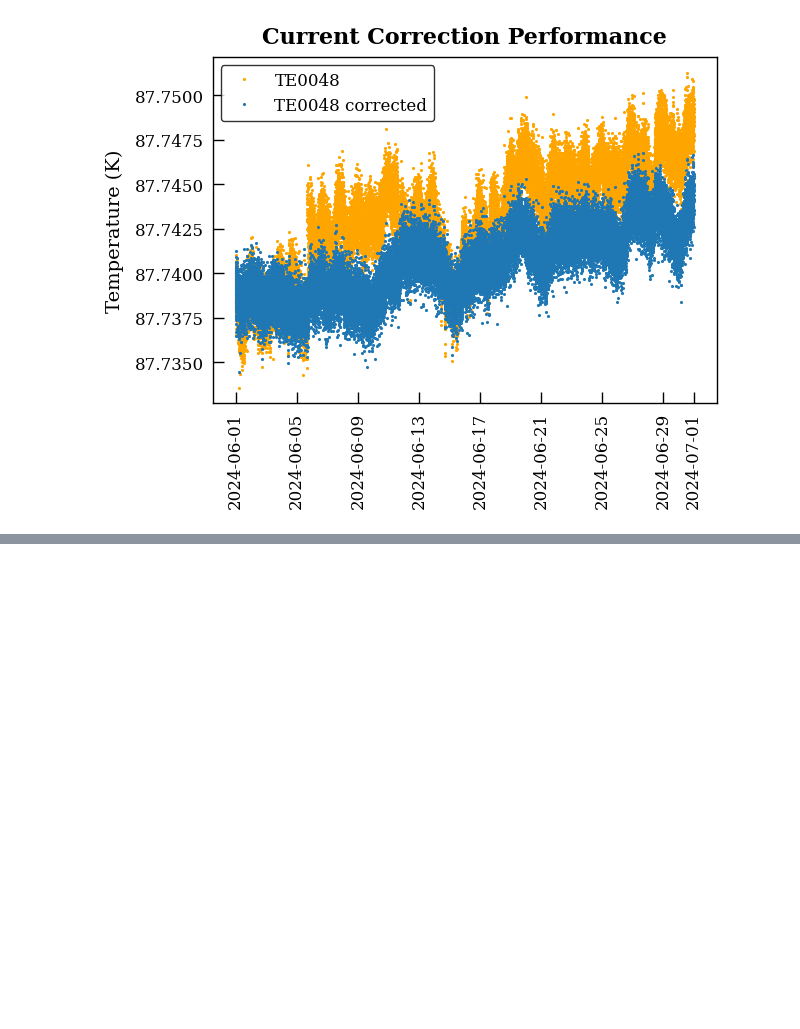
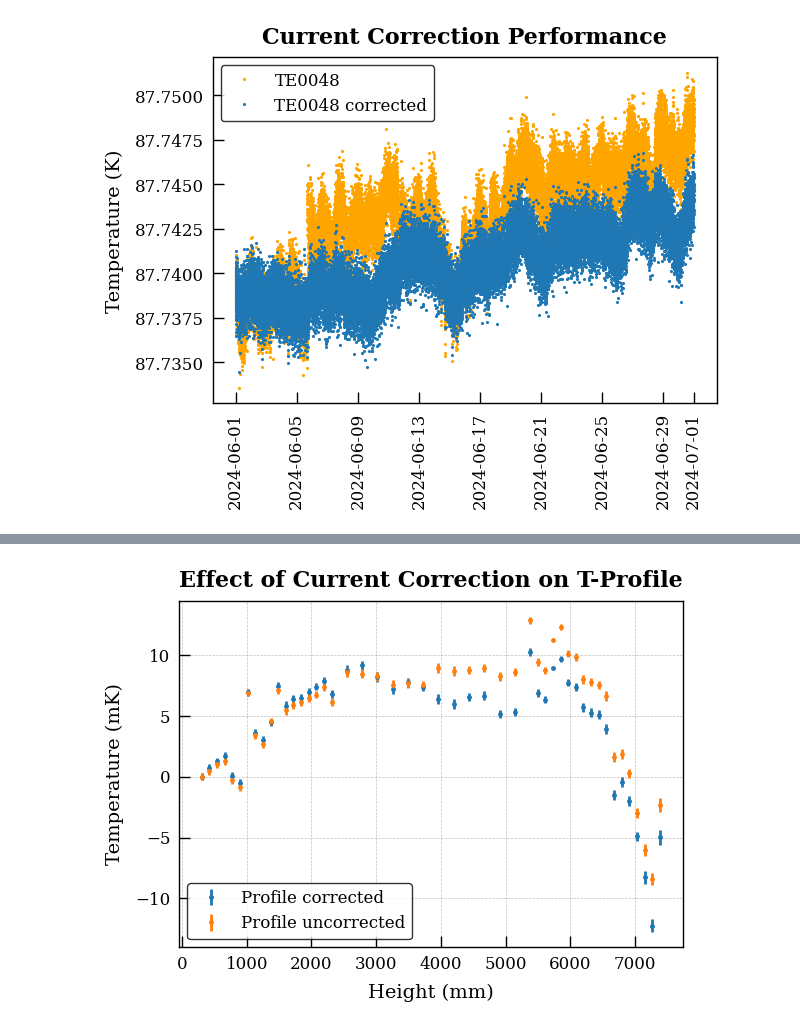
Before and after one commit to jcapo96/rtd, a Jupyter notebook: pdhd/ana/normal_operation.ipynb, the cells around one changed output, grey strips where cells are left out. Saved outputs shown, nothing was run; the diff lists cells and outputs as text; code cells hidden in the pictures; blank space fills up the shorter version.

```diff
--- a/pdhd/ana/normal_operation.ipynb
+++ b/pdhd/ana/normal_operation.ipynb
@@ -80,3 +80,14 @@ axes.set_title("Current Correction Performance")
 # %% [output]
 Text(0.5, 1.0, 'Current Correction Performance')
 [figure]
+# %%
+data_corr, data_corr_err = tools.apply_current_corr(data=data, data_err=data_err)
+# %%
+profile_corr = tools.make_tgrad_profile( data=data_corr, data_err=data_corr_err,
+                        date_ini=datetime.datetime(2024, 7, 17, 12, 0, 0), date_end=datetime.datetime(2024, 7, 17, 13, 0, 0),
+                        ref="40525", save_path=None
+                        )
+profile = tools.make_tgrad_profile( data=data, data_err=data_err,
+                        date_ini=datetime.datetime(2024, 7, 17, 12, 0, 0), date_end=datetime.datetime(2024, 7, 17, 13, 0, 0),
+                        ref="40525", save_path=None
+                        )
@@ -82,0 +107,12 @@ Text(0.5, 1.0, 'Current Correction Performance')
+# %%
+plt.errorbar(profile_corr["Y"].to_numpy(), 1e3*(profile_corr["temp"] - profile_corr.loc["39607"]["temp"]).to_numpy(),
+             yerr=1e3*profile_corr["temp_err"].to_numpy(), fmt="o", label="Profile corrected")
+plt.errorbar(profile["Y"].to_numpy(), 1e3*(profile["temp"] - profile.loc["39607"]["temp"]).to_numpy(),
+              yerr=1e3*profile["temp_err"].to_numpy(), fmt="o", label="Profile uncorrected")
+plt.legend(loc="lower left")
+plt.title("Effect of Current Correction on T-Profile")
+plt.ylabel("Temperature (mK)")
+plt.xlabel("Height (mm)")
+plt.grid("on")
+# %% [output]
+[figure, added]
```
Also changed, not shown: parts of 6 cells of this notebook, 5 other files.
